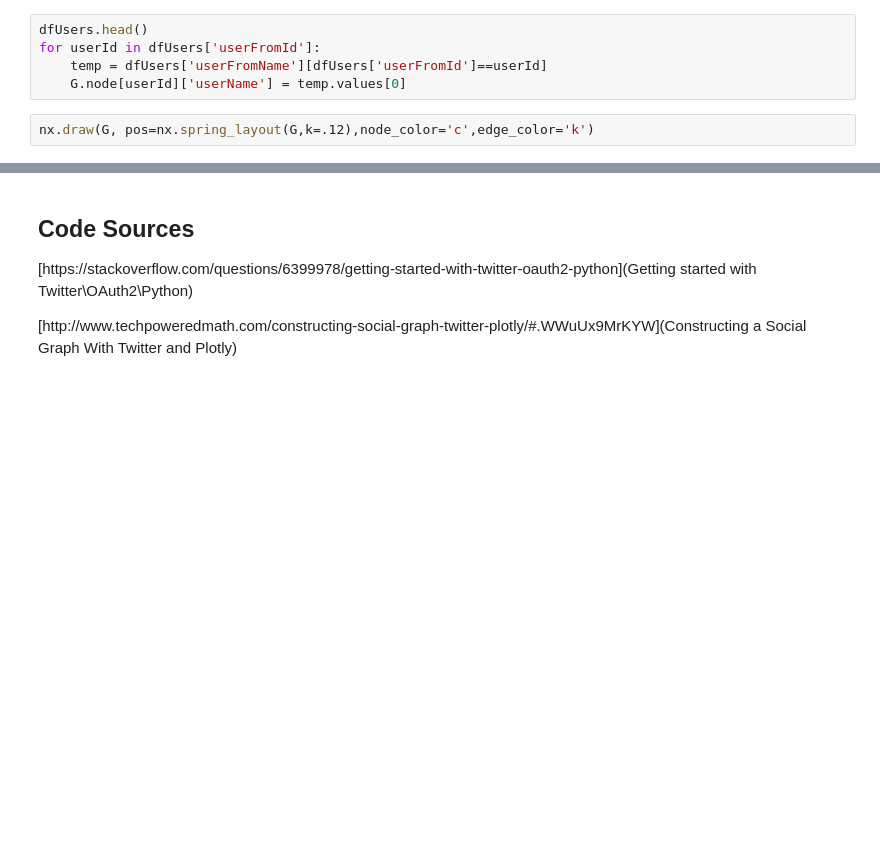
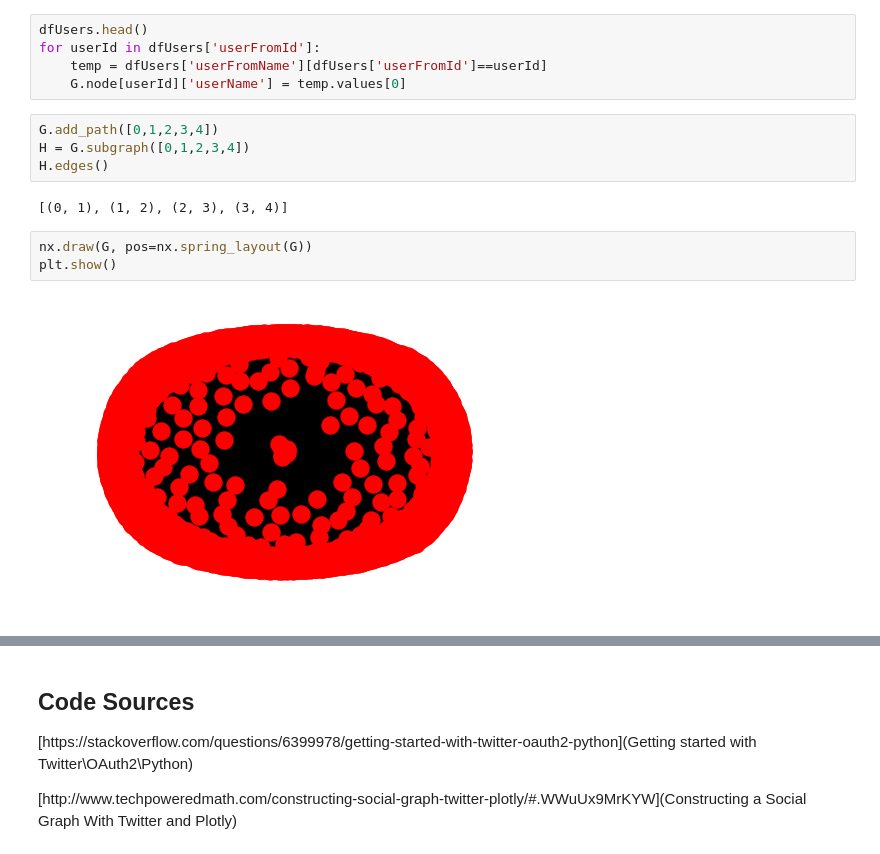
Before and after one commit to RaphaelNash/Data620_Team3, a Jupyter notebook: final_Project/twitter_thedonald.ipynb, the cells around one changed output, grey strips where cells are left out. Saved outputs shown, nothing was run; the diff lists cells and outputs as text; blank space fills up the shorter version.

```diff
--- a/final_Project/twitter_thedonald.ipynb
+++ b/final_Project/twitter_thedonald.ipynb
@@ -184,5 +181,14 @@ dfUsers.head()
 for userId in dfUsers['userFromId']:
     temp = dfUsers['userFromName'][dfUsers['userFromId']==userId]
     G.node[userId]['userName'] = temp.values[0]
+# %%
+G.add_path([0,1,2,3,4])
+H = G.subgraph([0,1,2,3,4])
+H.edges()
+# %% [output]
+[(0, 1), (1, 2), (2, 3), (3, 4)]
 # %%
-nx.draw(G, pos=nx.spring_layout(G,k=.12),node_color='c',edge_color='k')
+nx.draw(G, pos=nx.spring_layout(G))
+plt.show()
+# %% [output]
+[figure, added]
```
Also changed, not shown: parts of 7 cells of this notebook.
